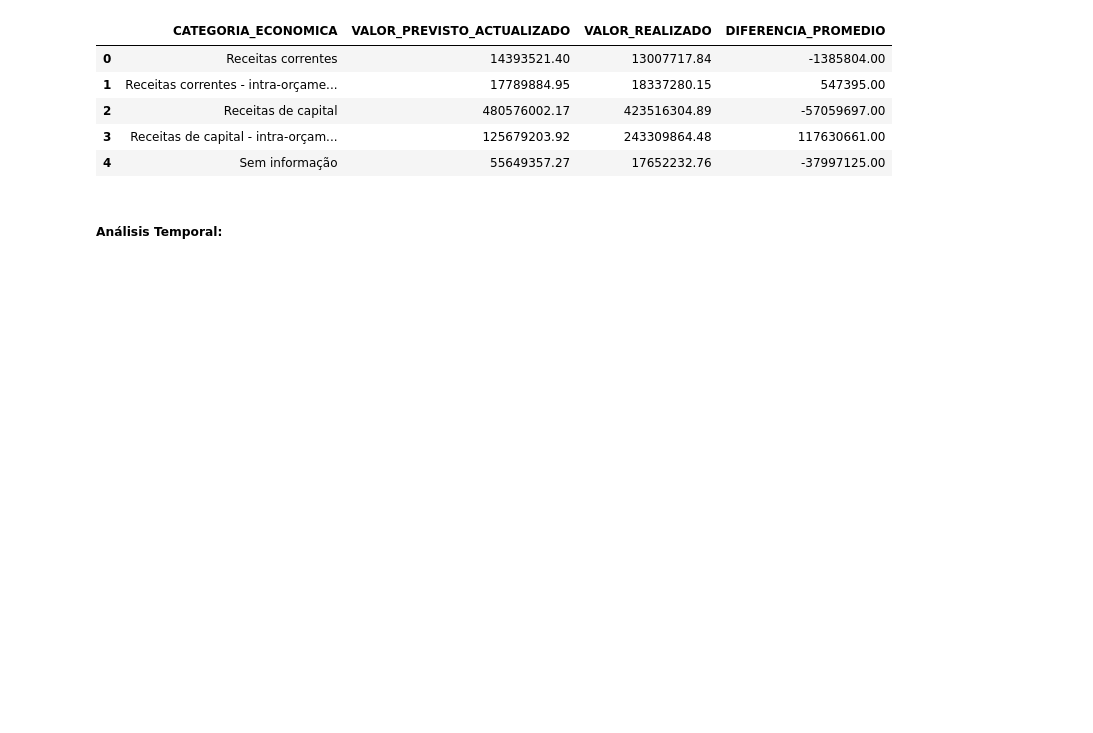
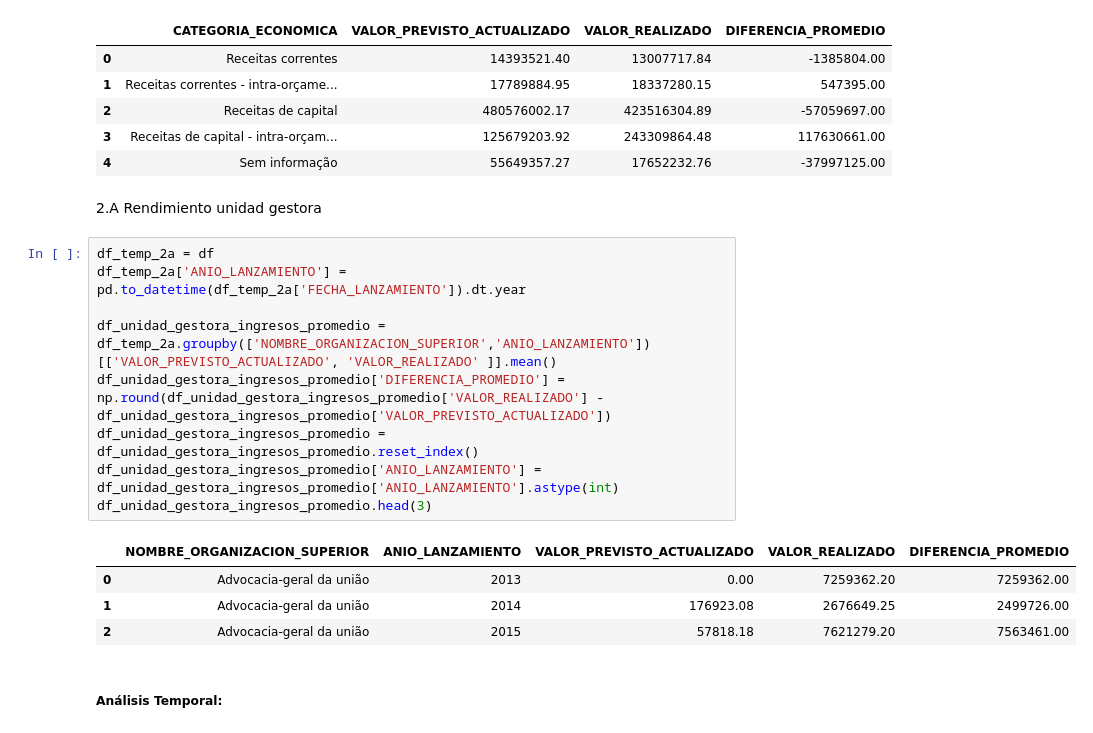
Before and after one commit to santiagorodriguez-dev/Proyecto2-EDA-Ingresos-Publicos-Brasil, a Jupyter notebook: notebooks/Fase_3_Analisis_Visulizacion.ipynb, the cells around one changed output. Saved outputs shown, nothing was run; the diff lists cells and outputs as text; blank space fills up the shorter version.

```diff
--- a/notebooks/Fase_3_Analisis_Visulizacion.ipynb
+++ b/notebooks/Fase_3_Analisis_Visulizacion.ipynb
@@ -107,6 +107,22 @@ display(df_categorias_ingresos_promedio)
 | 2 | Receitas de capital | 480576002.17 | 423516304.89 | -57059697.00 |
 | 3 | Receitas de capital - intra-orçam... | 125679203.92 | 243309864.48 | 117630661.00 |
 | 4 | Sem informação | 55649357.27 | 17652232.76 | -37997125.00 |
+# %% [markdown]
+2.A  Rendimiento unidad gestora
+# %%
+df_temp_2a = df
+df_temp_2a['ANIO_LANZAMIENTO'] = pd.to_datetime(df_temp_2a['FECHA_LANZAMIENTO']).dt.year
+
+df_unidad_gestora_ingresos_promedio = df_temp_2a.groupby(['NOMBRE_ORGANIZACION_SUPERIOR','ANIO_LANZAMIENTO'])[['VALOR_PREVISTO_ACTUALIZADO', 'VALOR_REALIZADO' ]].mean()
+df_unidad_gestora_ingresos_promedio['DIFERENCIA_PROMEDIO'] = np.round(df_unidad_gestora_ingresos_promedio['VALOR_REALIZADO'] - df_unidad_gestora_ingresos_promedio['VALOR_PREVISTO_ACTUALIZADO'])
+df_unidad_gestora_ingresos_promedio = df_unidad_gestora_ingresos_promedio.reset_index()
+df_unidad_gestora_ingresos_promedio['ANIO_LANZAMIENTO'] = df_unidad_gestora_ingresos_promedio['ANIO_LANZAMIENTO'].astype(int)
+df_unidad_gestora_ingresos_promedio.head(3)
+# %% [output]
+|  | NOMBRE_ORGANIZACION_SUPERIOR | ANIO_LANZAMIENTO | VALOR_PREVISTO_ACTUALIZADO | VALOR_REALIZADO | DIFERENCIA_PROMEDIO |
+| 0 | Advocacia-geral da união | 2013 | 0.00 | 7259362.20 | 7259362.00 |
+| 1 | Advocacia-geral da união | 2014 | 176923.08 | 2676649.25 | 2499726.00 |
+| 2 | Advocacia-geral da união | 2015 | 57818.18 | 7621279.20 | 7563461.00 |
 # %% [markdown]
 ##### Análisis Temporal:
 # %% [markdown]
```
Also changed, not shown: parts of 4 cells of this notebook.
